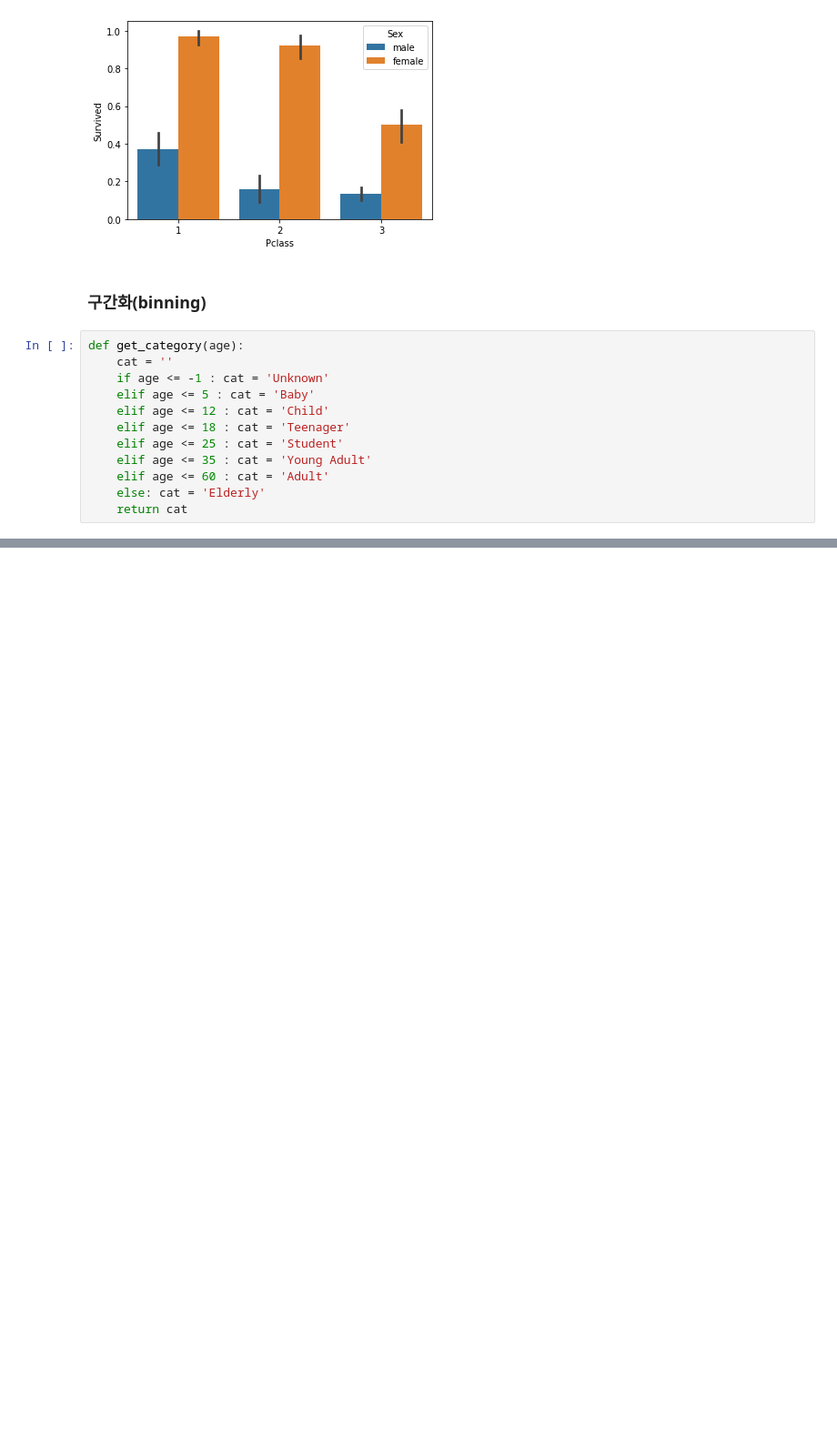
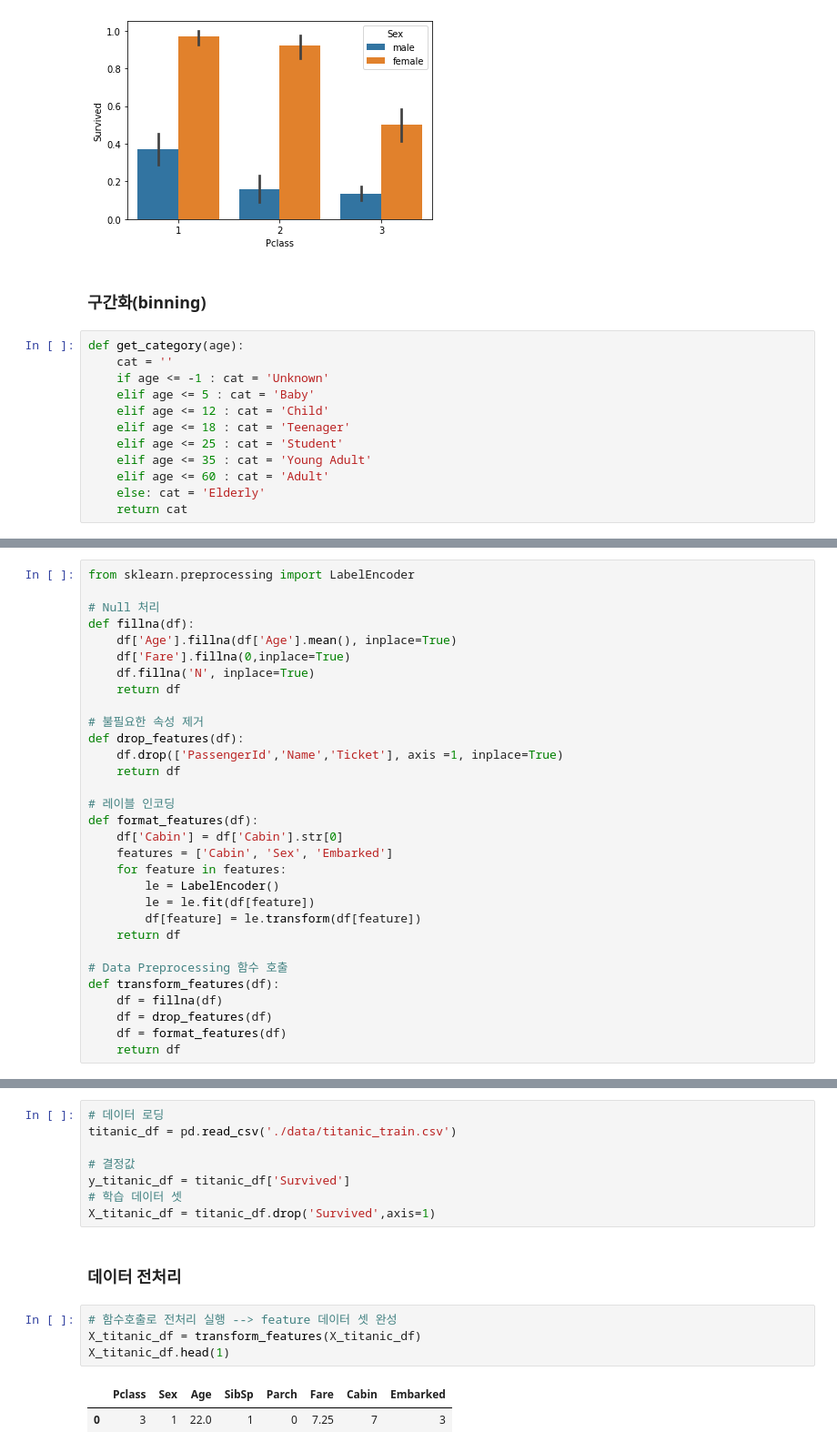
Before and after one commit to chaerui7967/Today_I_Learned, a Jupyter notebook: 머신러닝/sklearn/타이타닉 실습.ipynb, the cells around one changed output, grey strips where cells are left out. Shown: that part at 91% size. Drawn from its saved outputs; the diff is of its cells as text; blank space fills up the shorter version.

```diff
--- a/머신러닝/sklearn/타이타닉 실습.ipynb
+++ b/머신러닝/sklearn/타이타닉 실습.ipynb
@@ -169,0 +202,31 @@ titanic_df.drop('Age_cat', axis = 1, inplace = True)
+# %%
+from sklearn.preprocessing import LabelEncoder
+
+# Null 처리
+def fillna(df):
+    df['Age'].fillna(df['Age'].mean(), inplace=True)
+    df['Fare'].fillna(0,inplace=True)
+    df.fillna('N', inplace=True)
+    return df
+
+# 불필요한 속성 제거
+def drop_features(df):
+    df.drop(['PassengerId','Name','Ticket'], axis =1, inplace=True)
+    return df
+
+# 레이블 인코딩
+def format_features(df):
+    df['Cabin'] = df['Cabin'].str[0]
+    features = ['Cabin', 'Sex', 'Embarked']
+    for feature in features:
+        le = LabelEncoder()
+        le = le.fit(df[feature])
+        df[feature] = le.transform(df[feature])
+    return df
+
+# Data Preprocessing 함수 호출
+def transform_features(df):
+    df = fillna(df)
+    df = drop_features(df)
+    df = format_features(df)
+    return df
@@ -169,0 +235,17 @@ titanic_df.drop('Age_cat', axis = 1, inplace = True)
+# %%
+# 데이터 로딩
+titanic_df = pd.read_csv('./data/titanic_train.csv')
+
+# 결정값
+y_titanic_df = titanic_df['Survived']
+# 학습 데이터 셋
+X_titanic_df = titanic_df.drop('Survived',axis=1)
+# %% [markdown]
+### 데이터 전처리
+# %%
+# 함수호출로 전처리 실행 --> feature 데이터 셋 완성
+X_titanic_df = transform_features(X_titanic_df)
+X_titanic_df.head(1)
+# %% [output]
+|  | Pclass | Sex | Age | SibSp | Parch | Fare | Cabin | Embarked |
+| 0 | 3 | 1 | 22.0 | 1 | 0 | 7.25 | 7 | 3 |
```
Also changed, not shown: parts of 23 cells of this notebook.
